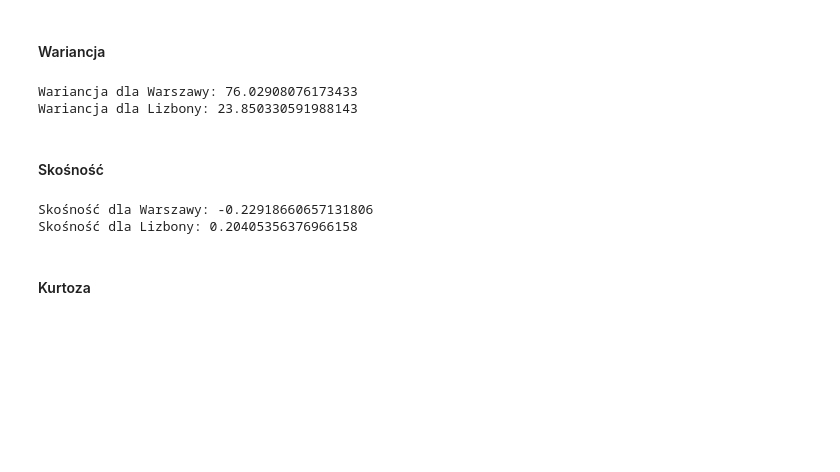
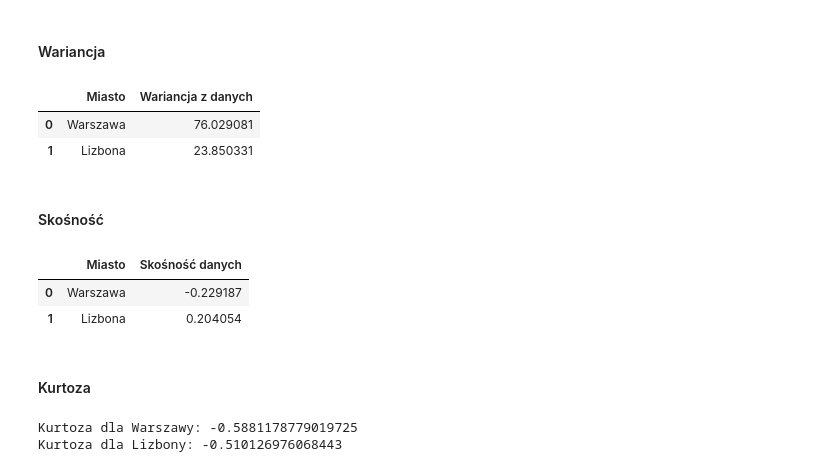
Before and after one commit to mathieuboro/raport, a Jupyter notebook: Raport_!.ipynb, the cells around one changed output. Drawn from its saved outputs; the diff is of its cells as text; code cells hidden in the pictures; blank space fills up the shorter version.

Commit message:
bugfix: correct data format

```diff
--- a/Raport_!.ipynb
+++ b/Raport_!.ipynb
@@ -405,21 +405,47 @@ f"Korelacja między danymi Warszawy i Lizbony: {corr}"
 # %% [markdown]
 #### Wariancja
 # %%
-print(f"Wariancja dla Warszawy: {np.var(warsaw_data.AvgTemperature, ddof=1)}")
-print(f"Wariancja dla Lizbony: {np.var(lisbon_data.AvgTemperature, ddof=1)}")
+df = pd.DataFrame({
+    "Miasto": ['Warszawa', 'Lizbona'],
+    "Wariancja z danych": [
+        np.var(warsaw_data.AvgTemperature, ddof=1),
+        np.var(lisbon_data.AvgTemperature, ddof=1),
+    ]
+})
+
+df
 # %% [output]
-Wariancja dla Warszawy: 76.02908076173433
-Wariancja dla Lizbony: 23.850330591988143
+|  | Miasto | Wariancja z danych |
+| 0 | Warszawa | 76.029081 |
+| 1 | Lizbona | 23.850331 |
 # %% [markdown]
 #### Skośność
 # %%
-print(f"Skośność dla Warszawy: {scipy.stats.skew(warsaw_data.AvgTemperature)}")
-print(f"Skośność dla Lizbony: {scipy.stats.skew(lisbon_data.AvgTemperature)}")
+df = pd.DataFrame({
+    "Miasto": ['Warszawa', 'Lizbona'],
+    "Skośność danych": [
+        scipy.stats.skew(warsaw_data.AvgTemperature),
+        scipy.stats.skew(lisbon_data.AvgTemperature),
+    ]
+})
+
+df
 # %% [output]
-Skośność dla Warszawy: -0.22918660657131806
-Skośność dla Lizbony: 0.20405356376966158
+|  | Miasto | Skośność danych |
+| 0 | Warszawa | -0.229187 |
+| 1 | Lizbona | 0.204054 |
 # %% [markdown]
 #### Kurtoza
 # %%
-print(f"Kurtoza dla Warszawy: {scipy.stats.kurtosis(warsaw_data.AvgTemperature)}")
-print(f"Kurtoza dla Lizbony: {scipy.stats.kurtosis(lisbon_data.AvgTemperature)}")
+df = pd.DataFrame({
+    "Miasto": ['Warszawa', 'Lizbona'],
+    "Kurtoza danych": [
+        scipy.stats.kurtosis(warsaw_data.AvgTemperature),
+        scipy.stats.kurtosis(lisbon_data.AvgTemperature),
+    ]
+})
+
+df
+# %% [output]
+Kurtoza dla Warszawy: -0.5881178779019725
+Kurtoza dla Lizbony: -0.510126976068443
```
Also changed, not shown: parts of 1 cell of this notebook.
